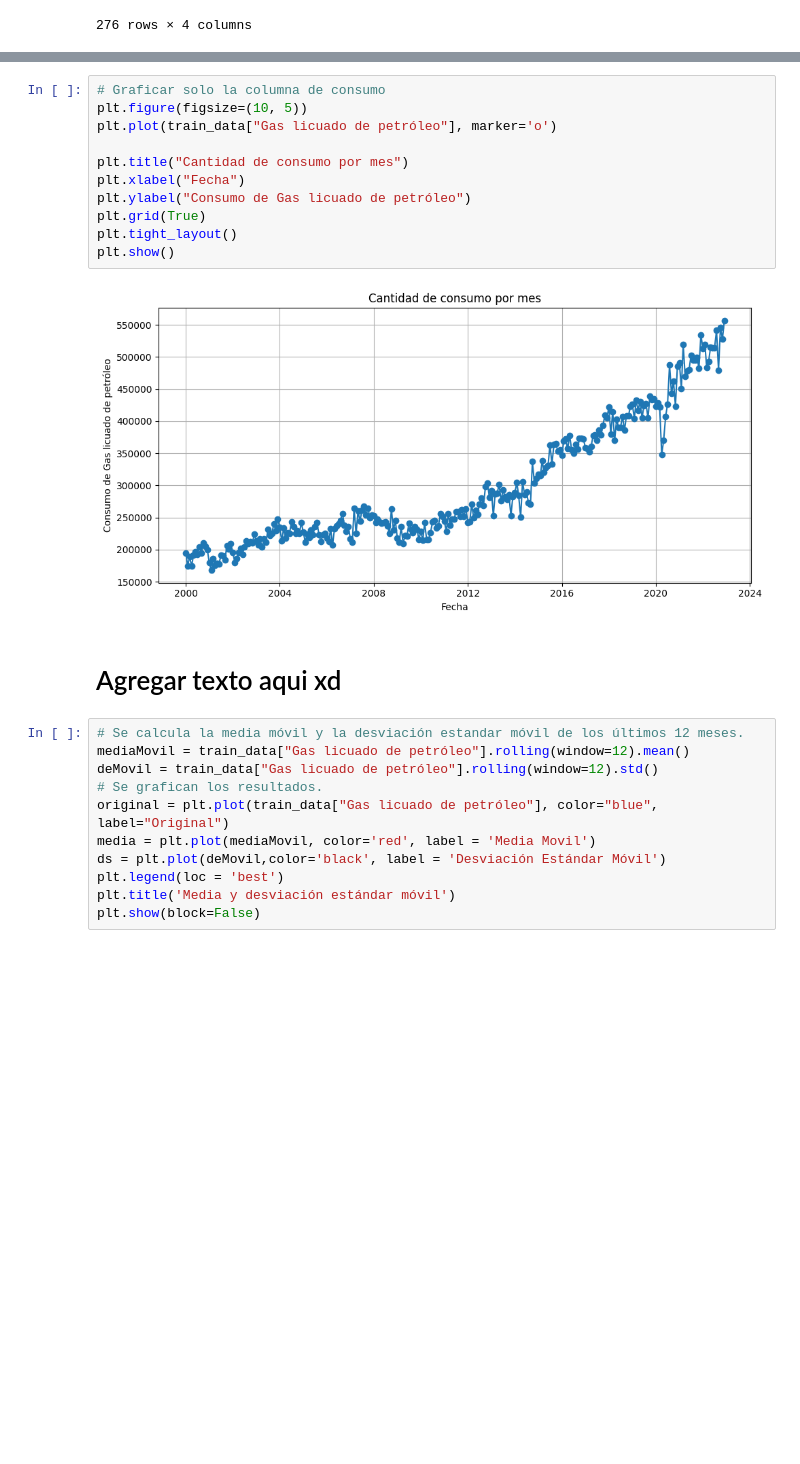
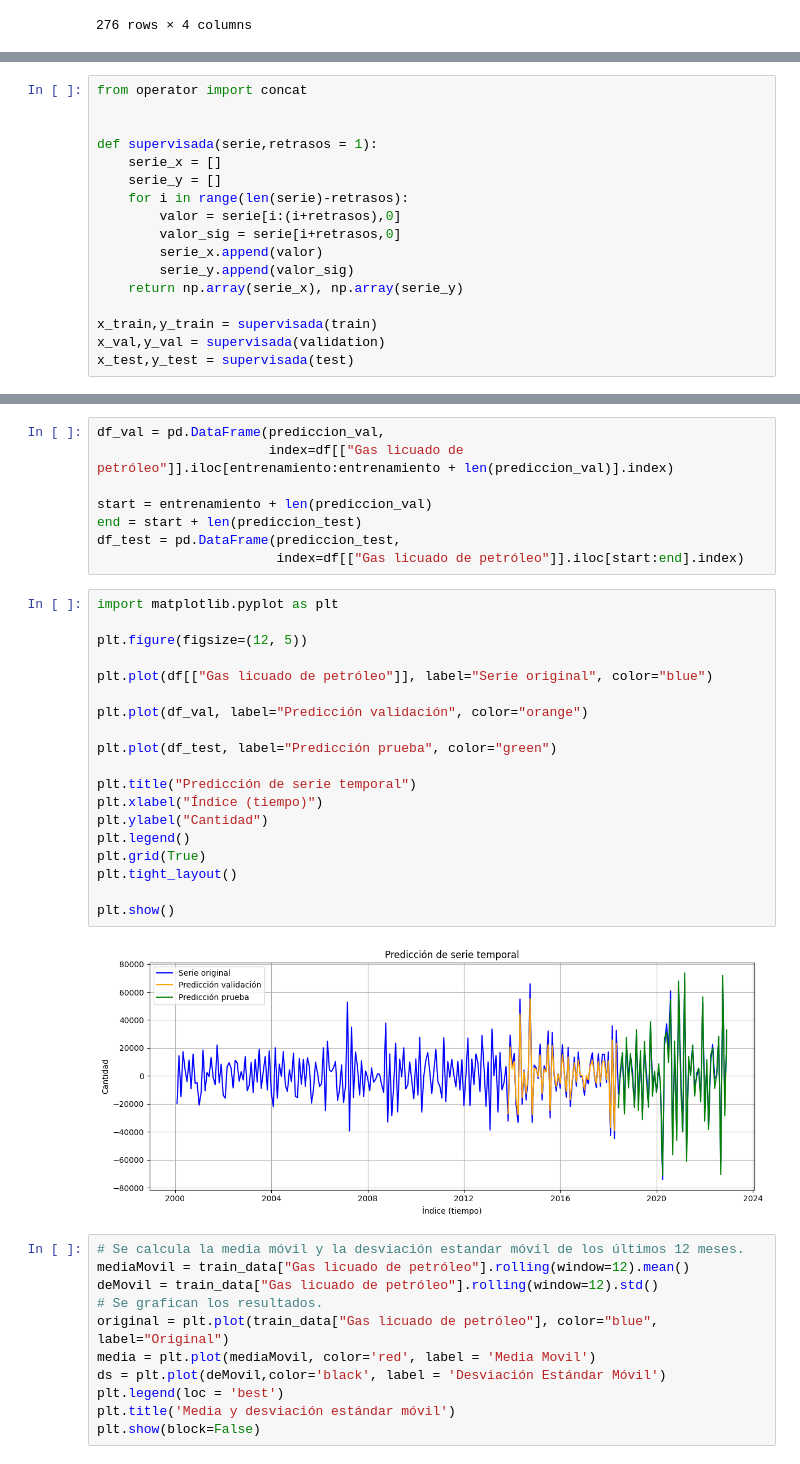
Before and after one commit to DanielRasho/DS-Lab2, a Jupyter notebook: report.ipynb, the cells around one changed output, grey strips where cells are left out. Saved outputs shown, nothing was run; the diff lists cells and outputs as text; blank space fills up the shorter version.

```diff
--- a/report.ipynb
+++ b/report.ipynb
@@ -1259,0 +228,17 @@ train_data.set_index("Fecha", inplace=True)
+# %%
+from operator import concat
+
+
+def supervisada(serie,retrasos = 1):
+    serie_x = []
+    serie_y = []
+    for i in range(len(serie)-retrasos):
+        valor = serie[i:(i+retrasos),0]
+        valor_sig = serie[i+retrasos,0]
+        serie_x.append(valor)
+        serie_y.append(valor_sig)
+    return np.array(serie_x), np.array(serie_y)
+
+x_train,y_train = supervisada(train)
+x_val,y_val = supervisada(validation)
+x_test,y_test = supervisada(test)
@@ -1260,18 +274,32 @@ train_data.set_index("Fecha", inplace=True)
+# %%
+df_val = pd.DataFrame(prediccion_val,
+                      index=df[["Gas licuado de petróleo"]].iloc[entrenamiento:entrenamiento + len(prediccion_val)].index)
+
+start = entrenamiento + len(prediccion_val)
+end = start + len(prediccion_test)
+df_test = pd.DataFrame(prediccion_test,
+                       index=df[["Gas licuado de petróleo"]].iloc[start:end].index)
 # %%
-# Graficar solo la columna de consumo
-plt.figure(figsize=(10, 5))
-plt.plot(train_data["Gas licuado de petróleo"], marker='o')
+import matplotlib.pyplot as plt
 
-plt.title("Cantidad de consumo por mes")
-plt.xlabel("Fecha")
-plt.ylabel("Consumo de Gas licuado de petróleo")
+plt.figure(figsize=(12, 5))
+
+plt.plot(df[["Gas licuado de petróleo"]], label="Serie original", color="blue")
+
+plt.plot(df_val, label="Predicción validación", color="orange")
+
+plt.plot(df_test, label="Predicción prueba", color="green")
+
+plt.title("Predicción de serie temporal")
+plt.xlabel("Índice (tiempo)")
+plt.ylabel("Cantidad")
+plt.legend()
 plt.grid(True)
 plt.tight_layout()
+
 plt.show()
 # %% [output]
-[figure, old version]
+[figure, new version]
-# %% [markdown]
-# Agregar texto aqui xd
 # %%
 # Se calcula la media móvil y la desviación estandar móvil de los últimos 12 meses.
 mediaMovil = train_data["Gas licuado de petróleo"].rolling(window=12).mean()
```
Also changed, not shown: parts of 174 cells of this notebook.
